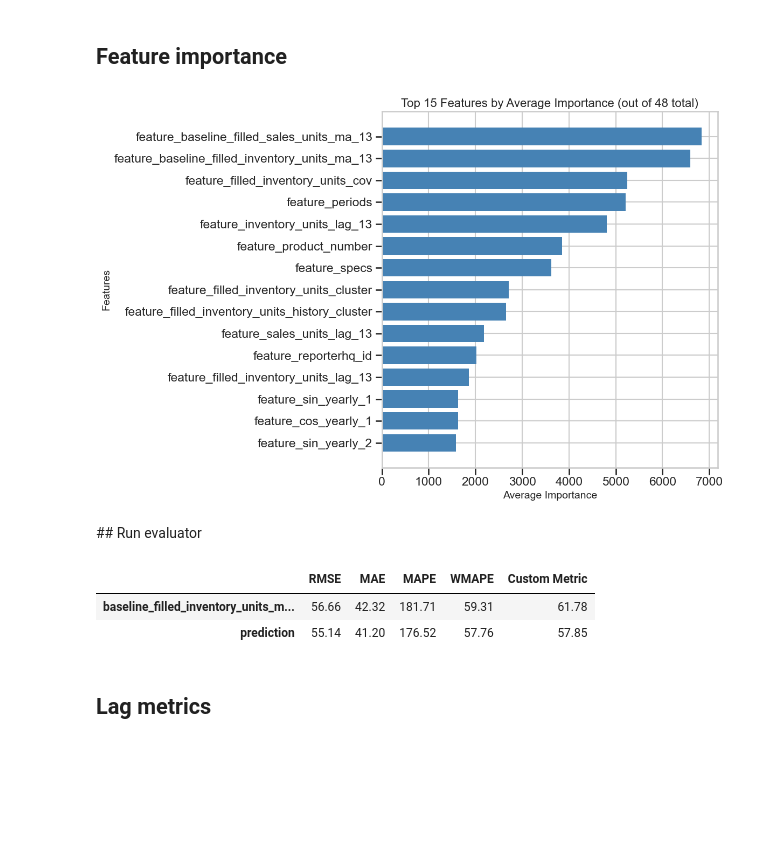
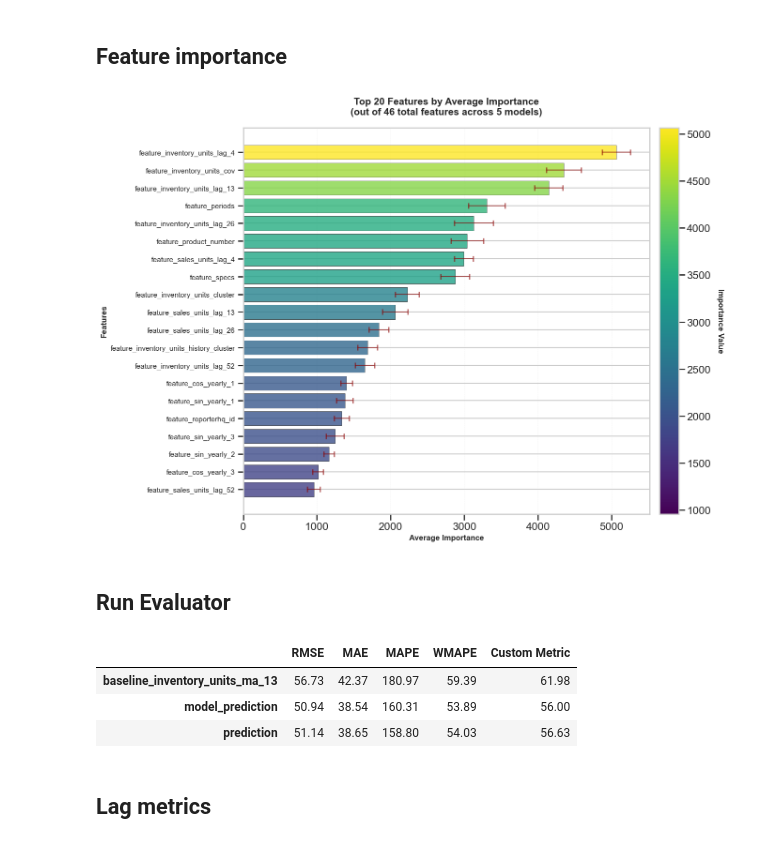
Before and after one commit to ipveka/Forecaster, a Jupyter notebook: notebooks/runner.ipynb, the cells around one changed output. Drawn from its saved outputs; the diff is of its cells as text; code cells hidden in the pictures; blank space fills up the shorter version.

```diff
--- a/notebooks/runner.ipynb
+++ b/notebooks/runner.ipynb
@@ -189,11 +205,11 @@ df_with_features = feature_engineering.run_feature_engineering(
     df=df_data_prepared,
     group_cols=['reporterhq_id', 'product_number', 'cutoff'],
     date_col='date',
-    target='filled_inventory_units',
+    target='inventory_units',
     freq='W',
     fe_window_size=(4, 13),
-    lags=(13, 52),
+    lags=(4, 13, 26, 52),
     fill_lags=True,
-    n_clusters=15
+    n_clusters=10
 )
 # %% [output]
@@ -222,14 +238,24 @@ group_columns_cb = ['reporterhq_id', 'product_number', 'cutoff']
 date_column = 'date'
 
 # MA Baseline parameters
-signal_columns = ['filled_sales_units', 'filled_inventory_units']
+signal_columns = ['sales_units', 'inventory_units']
 bs_window_size = 13
+
+# Feature baselines
+create_features = False
 # %%
 # Prepare class
 create_baselines = CreateBaselines()
 # %%
 # Call the function
-df_backtesting = create_baselines.create_ma_baseline(df_with_features, group_columns_cb, date_column, signal_columns, bs_window_size)
+df_backtesting = create_baselines.create_ma_baseline(
+    df_with_features,
+    group_columns_cb,
+    date_column,
+    signal_columns,
+    bs_window_size,
+    create_features
+)
 
 # Show
 df_backtesting.head()
@@ -282,7 +308,7 @@ Number of features: 48
 # Parameters
 group_cols = ['reporterhq_id', 'product_number']
 training_group = 'training_group'
-target_col = 'filled_inventory_units'
+target_col = 'inventory_units'
 model = 'LGBM'
 tune_hyperparameters = False
 search_method = 'halving'
@@ -295,8 +321,8 @@ n_best_features = 25
 use_weights = True
 
 # Outliers
-remove_outliers = True
-outlier_column = 'filled_inventory_units'
+remove_outliers = False
+outlier_column = 'inventory_units'
 lower_quantile = 0.025
 upper_quantile = 0.975
 ts_decomposition = False
@@ -404,16 +454,16 @@ Percentage of groups where guardrail is True: 0.00%
 ## Feature importance
 # %%
 # Plot the average feature importance across all cutoffs
-forecaster.plot_feature_importance()
+forecaster.plot_feature_importance(top_n=20)
 # %% [output]
-[figure, old version]
+[figure, new version]
 # %% [markdown]
-## Run evaluator
+## Run Evaluator
 # %%
 # Params
 actuals_col = 'inventory_units'
-baseline_col = 'baseline_filled_inventory_units_ma_13'
-preds_col = ['prediction']
+baseline_col = 'baseline_inventory_units_ma_13'
+preds_col = ['model_prediction', 'prediction']
 
 # Initialize the Evaluator class
 evaluator = Evaluator(df_with_preds, actuals_col, baseline_col, preds_col)
@@ -425,8 +475,9 @@ metric_table = evaluator.create_metric_table()
 metric_table
 # %% [output]
 |  | RMSE | MAE | MAPE | WMAPE | Custom Metric |
-| baseline_filled_inventory_units_m... | 56.66 | 42.32 | 181.71 | 59.31 | 61.78 |
-| prediction | 55.14 | 41.20 | 176.52 | 57.76 | 57.85 |
+| baseline_inventory_units_ma_13 | 56.73 | 42.37 | 180.97 | 59.39 | 61.98 |
+| model_prediction | 50.94 | 38.54 | 160.31 | 53.89 | 56.00 |
+| prediction | 51.14 | 38.65 | 158.80 | 54.03 | 56.63 |
 # %% [markdown]
 ## Lag metrics
 # %%
```
Also changed, not shown: parts of 22 cells of this notebook, 7 other files.
